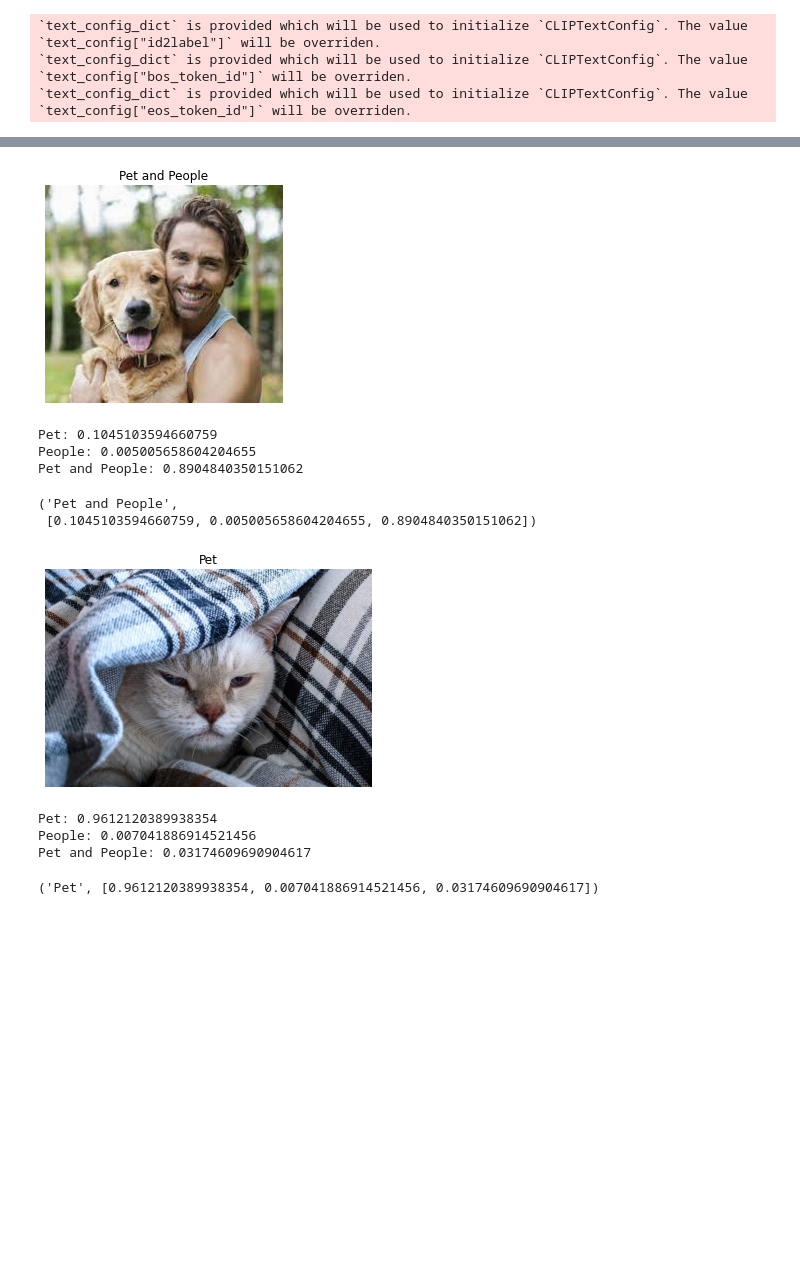
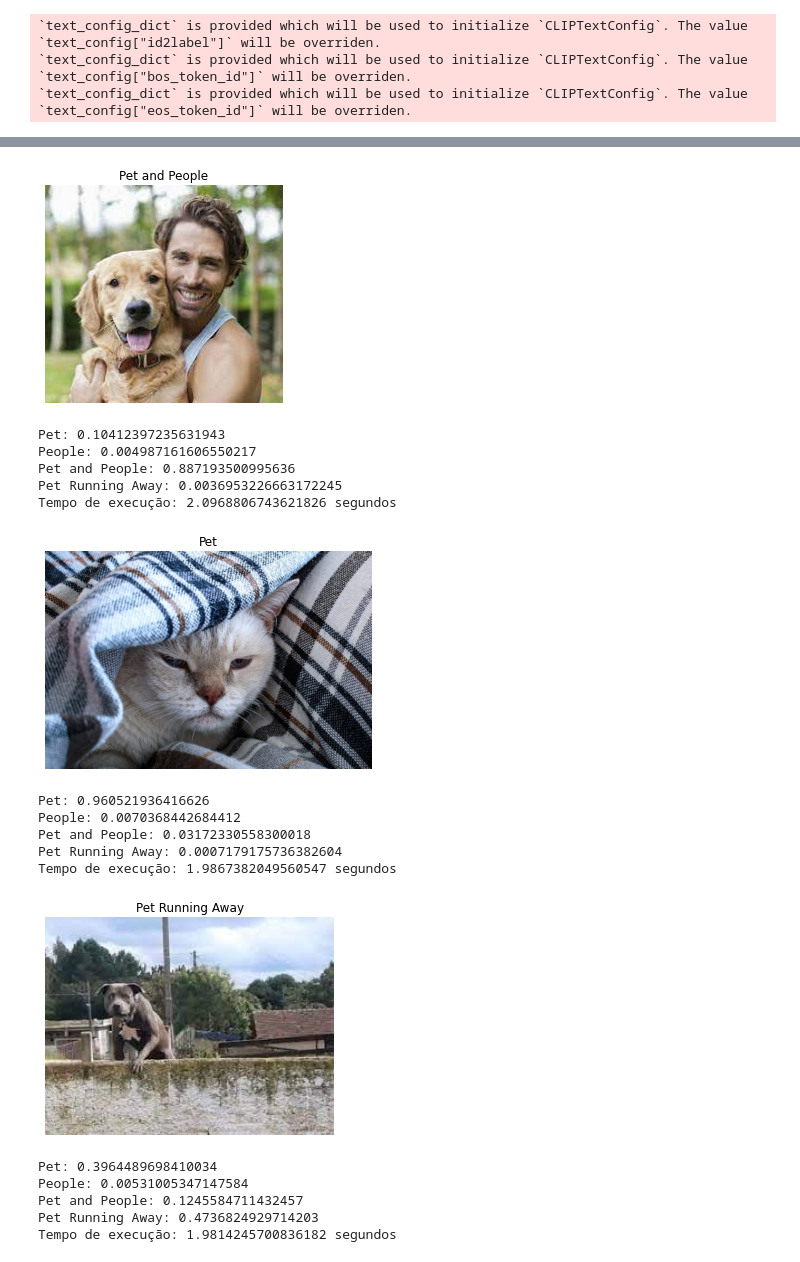
Before and after one commit to alissonlss/image-classification, a Jupyter notebook: Modelo_IA_Classificacao_Imagem.ipynb, the cells around one changed output, grey strips where cells are left out. Cells and saved outputs as stored; diff of their text form; code cells hidden in the pictures; blank space fills up the shorter version.

Commit message:
Add nova tag de classificação

```diff
--- a/Modelo_IA_Classificacao_Imagem.ipynb
+++ b/Modelo_IA_Classificacao_Imagem.ipynb
@@ -24,8 +24,8 @@ processor = CLIPProcessor.from_pretrained("openai/clip-vit-large-patch14")
 # %%
 def apresenta_classifica_precissao(image, probs):
 
-    tags = ["Pet", "People", "Pet and People"]
-    probs_simple = [probs[0][0].item(), probs[0][1].item(), probs[0][2].item()]
+    tags = ["Pet", "People", "Pet and People", "Pet Running Away"]
+    probs_simple = [probs[0][0].item(), probs[0][1].item(), probs[0][2].item(), probs[0][3].item()]
 
     tag =tags[probs_simple.index(max(probs_simple))]
 
@@ -38,6 +38,7 @@ def apresenta_classifica_precissao(image, probs):
     print(f"Pet: {probs_simple[0]}")
     print(f"People: {probs_simple[1]}")
     print(f"Pet and People: {probs_simple[2]}")
+    print(f"Pet Running Away: {probs_simple[3]}")
 
     return tag, probs_simple
 # %%
@@ -45,7 +46,7 @@ def classifica_imagem(url):
     image = Image.open(url)
 
     # classes para classificação
-    classes = ["a photo of a pet", "a photo of a people", "a photo of a pet and people"]
+    classes = ["a photo of a pet", "a photo of a people", "a photo of a pet and people", "a photo of a pet running away"]
 
     inputs = processor(text=classes, images=image, return_tensors="pt", padding=True)
 
@@ -66,19 +79,57 @@ Pet and People: 0.03666572645306587
 # %%
 # teste 2
+start_time = time.time()
+
 classifica_imagem("C:/Users/aliss/Downloads/pet_and_people.jpg")
+
+end_time = time.time()
+
+# Calcule o tempo decorrido
+elapsed_time = end_time - start_time
+
+print(f"Tempo de execução: {elapsed_time} segundos")
 # %% [output]
 [figure]
-Pet: 0.1045103594660759
-People: 0.005005658604204655
-Pet and People: 0.8904840350151062
+Pet: 0.10412397235631943
+People: 0.004987161606550217
+Pet and People: 0.887193500995636
+Pet Running Away: 0.0036953226663172245
+Tempo de execução: 2.0968806743621826 segundos
-('Pet and People',
- [0.1045103594660759, 0.005005658604204655, 0.8904840350151062])
 # %%
 # teste 3
+start_time = time.time()
+
 classifica_imagem("C:/Users/aliss/Downloads/gato.jpg")
+
+end_time = time.time()
+
+# Calcule o tempo decorrido
+elapsed_time = end_time - start_time
+
+print(f"Tempo de execução: {elapsed_time} segundos")
 # %% [output]
 [figure]
-Pet: 0.9612120389938354
-People: 0.007041886914521456
-Pet and People: 0.03174609690904617
+Pet: 0.960521936416626
+People: 0.0070368442684412
+Pet and People: 0.03172330558300018
+Pet Running Away: 0.0007179175736382604
+Tempo de execução: 1.9867382049560547 segundos
-('Pet', [0.9612120389938354, 0.007041886914521456, 0.03174609690904617])
+# %%
+# teste 4
+start_time = time.time()
+
+classifica_imagem("C:/Users/aliss/Downloads/fugindo2.jpg")
+
+end_time = time.time()
+
+# Calcule o tempo decorrido
+elapsed_time = end_time - start_time
+
+print(f"Tempo de execução: {elapsed_time} segundos")
+# %% [output]
+[figure, added]
+Pet: 0.3964489698410034
+People: 0.00531005347147584
+Pet and People: 0.1245584711432457
+Pet Running Away: 0.4736824929714203
+Tempo de execução: 1.9814245700836182 segundos
```
Also changed, not shown: parts of 4 cells of this notebook.
